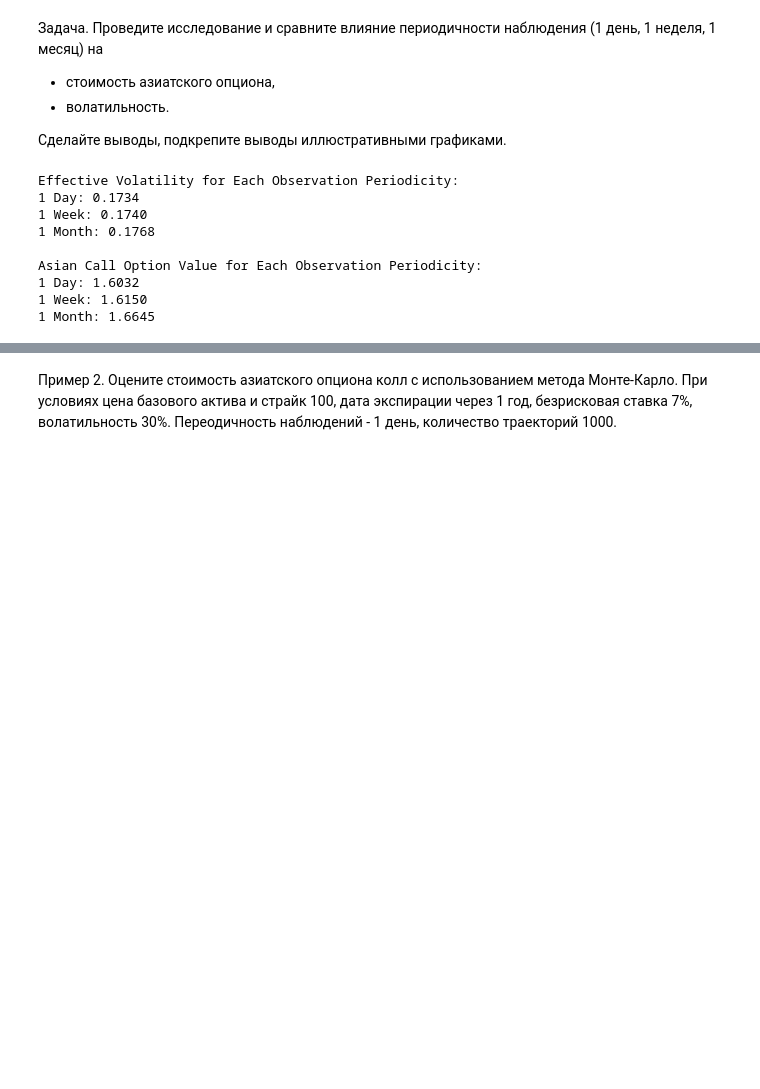
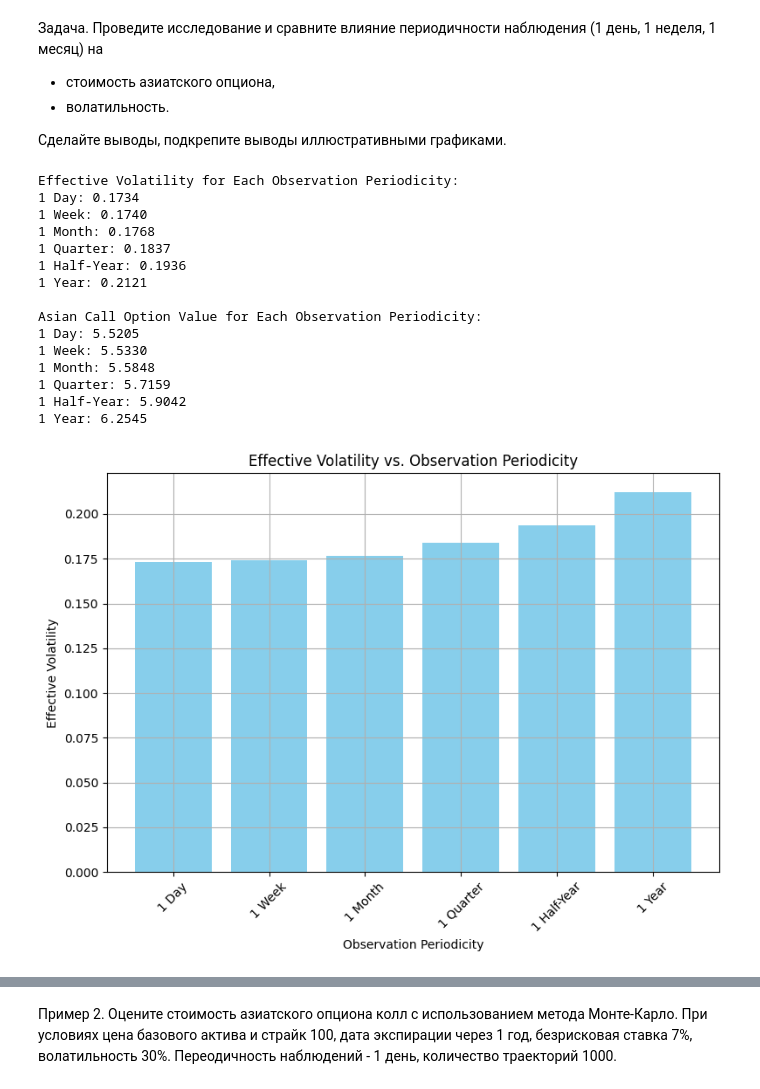
Before and after one commit to AstemirGongapshev/GSFP_2024, a Jupyter notebook: lab_2_GSFP/lab_2c_GSFP.ipynb, the cells around one changed output, grey strips where cells are left out. Cells and saved outputs as stored; diff of their text form; code cells hidden in the pictures; blank space fills up the shorter version.

```diff
--- a/lab_2_GSFP/lab_2c_GSFP.ipynb
+++ b/lab_2_GSFP/lab_2c_GSFP.ipynb
@@ -160,54 +138,85 @@ Participation Rate (PR) for Call Option = 85.5%
 
 Сделайте выводы, подкрепите выводы иллюстративными графиками.
 # %%
+
 def effective_volatility(sigma, N):
+
     return sigma * np.sqrt((2 * N + 1) / (6 * N))
 
 
-def Geometric_Average_Rate_Call(S, K, T, r, b, sigma):
-    sigmaA = sigma / np.sqrt(3)
-    bA = (b - sigma**2 / 6) / 2
-    d1 = (np.log(S / K) + (bA + sigmaA**2 / 2) * T) / (sigmaA * np.sqrt(T))
-    d2 = d1 - sigmaA * np.sqrt(T)
-    return S * np.exp((bA - r) * T) * norm.cdf(d1) - K * np.exp(-r * T) * norm.cdf(d2)
 
-S = 100
-K = 110
-T = 1
-r = 0.07  #
-sigma = 0.3
-b = r
 
-frequencies = {"1 Day": 252, "1 Week": 52, "1 Month": 12}  # Approximate trading periods
+frequencies = {
+    "1 Day": 252,
+    "1 Week": 52,
+    "1 Month": 12,
+    "1 Quarter": 4,
+    "1 Half-Year": 2,
+    "1 Year": 1
+}
+
 
 volatility_results = []
 option_values = []
 
 
 for label, N in frequencies.items():
-
     sigmaA = effective_volatility(sigma, N)
     volatility_results.append((label, sigmaA))
 
-
+    b = r - q
     option_value = Geometric_Average_Rate_Call(S, K, T, r, b, sigmaA)
     option_values.append((label, option_value))
 
 
 print("Effective Volatility for Each Observation Periodicity:")
 for label, sigmaA in volatility_results:
     print(f"{label}: {sigmaA:.4f}")
 
 print("\nAsian Call Option Value for Each Observation Periodicity:")
 for label, option_value in option_values:
     print(f"{label}: {option_value:.4f}")
+
+
+labels = [item[0] for item in volatility_results]
+volatilities = [item[1] for item in volatility_results]
+option_prices = [item[1] for item in option_values]
+
+
+plt.figure(figsize=(8, 6))
+plt.bar(labels, volatilities, color='skyblue')
+plt.title("Effective Volatility vs. Observation Periodicity")
+plt.ylabel("Effective Volatility")
+plt.xlabel("Observation Periodicity")
+plt.grid(True)
+plt.xticks(rotation=45)
+plt.tight_layout()
+plt.show()
+
+
+plt.figure(figsize=(8, 6))
+plt.bar(labels, option_prices, color='lightgreen')
+plt.title("Asian Option Value vs. Observation Periodicity")
+plt.ylabel("Asian Option Value")
+plt.xlabel("Observation Periodicity")
+plt.grid(True)
+plt.xticks(rotation=45)
+plt.tight_layout()
+plt.show()
 # %% [output]
 Effective Volatility for Each Observation Periodicity:
 1 Day: 0.1734
 1 Week: 0.1740
 1 Month: 0.1768
+1 Quarter: 0.1837
+1 Half-Year: 0.1936
+1 Year: 0.2121
 
 Asian Call Option Value for Each Observation Periodicity:
-1 Day: 1.6032
-1 Week: 1.6150
-1 Month: 1.6645
+1 Day: 5.5205
+1 Week: 5.5330
+1 Month: 5.5848
+1 Quarter: 5.7159
+1 Half-Year: 5.9042
+1 Year: 6.2545
+[figure, added]
```
Also changed, not shown: parts of 6 cells of this notebook.
